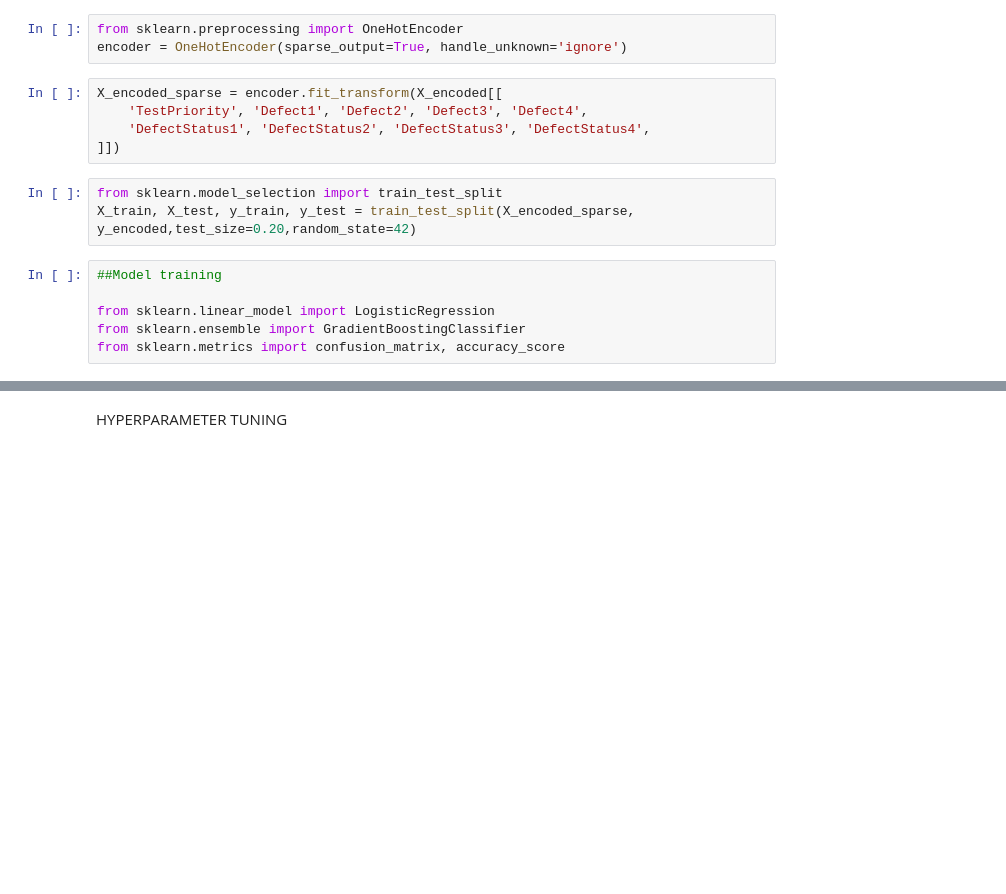
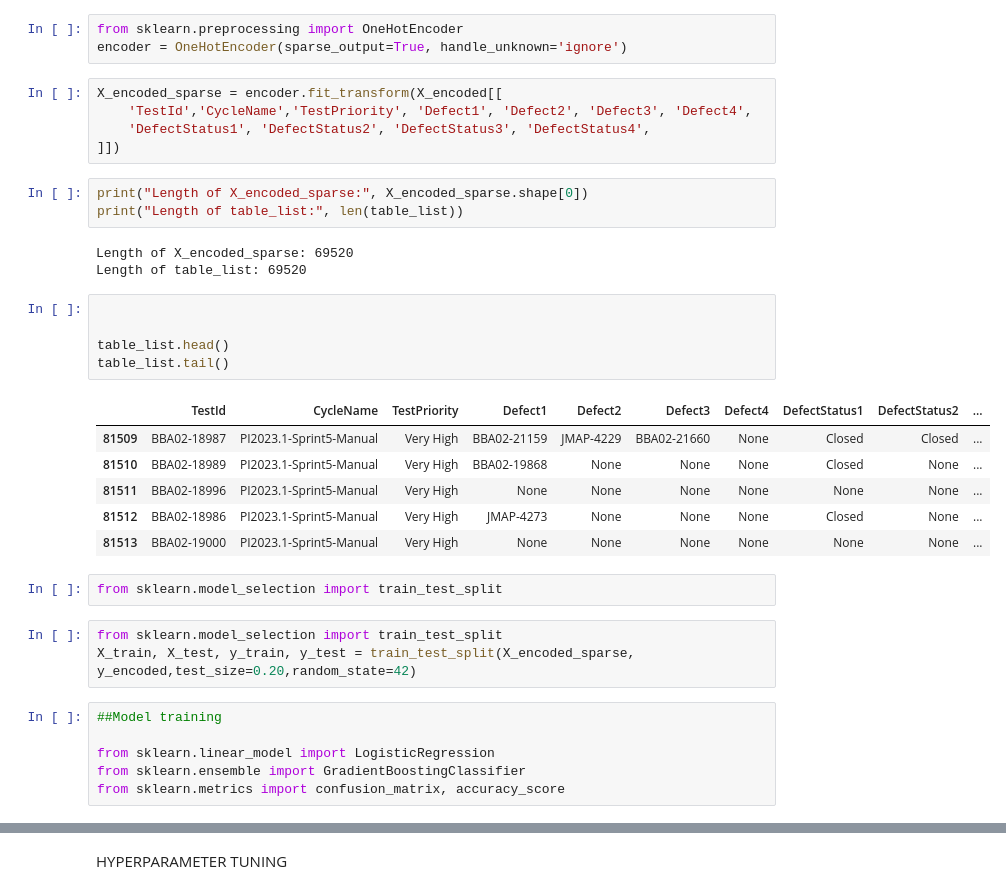
Before and after one commit to Ashu09032005/DataRanker, a Jupyter notebook: app.ipynb, the cells around one changed output, grey strips where cells are left out. Saved outputs shown, nothing was run; the diff lists cells and outputs as text; blank space fills up the shorter version.

```diff
--- a/app.ipynb
+++ b/app.ipynb
@@ -194,18 +195,38 @@ from sklearn.preprocessing import OneHotEncoder
 encoder = OneHotEncoder(sparse_output=True, handle_unknown='ignore')
 # %%
 X_encoded_sparse = encoder.fit_transform(X_encoded[[
-    'TestPriority', 'Defect1', 'Defect2', 'Defect3', 'Defect4',
+    'TestId','CycleName','TestPriority', 'Defect1', 'Defect2', 'Defect3', 'Defect4',
     'DefectStatus1', 'DefectStatus2', 'DefectStatus3', 'DefectStatus4',
 ]])
-# %%
-from sklearn.model_selection import train_test_split
-X_train, X_test, y_train, y_test = train_test_split(X_encoded_sparse, y_encoded,test_size=0.20,random_state=42)
-# %%
-##Model training
-
-from sklearn.linear_model import LogisticRegression
-from sklearn.ensemble import GradientBoostingClassifier
-from sklearn.metrics import confusion_matrix, accuracy_score
+# %%
+print("Length of X_encoded_sparse:", X_encoded_sparse.shape[0])
+print("Length of table_list:", len(table_list))
+# %% [output]
+Length of X_encoded_sparse: 69520
+Length of table_list: 69520
+# %%
+
+
+table_list.head()
+table_list.tail()
+# %% [output]
+|  | TestId | CycleName | TestPriority | Defect1 | Defect2 | Defect3 | Defect4 | DefectStatus1 | DefectStatus2 | ... |
+| 81509 | BBA02-18987 | PI2023.1-Sprint5-Manual | Very High | BBA02-21159 | JMAP-4229 | BBA02-21660 | None | Closed | Closed | ... |
+| 81510 | BBA02-18989 | PI2023.1-Sprint5-Manual | Very High | BBA02-19868 | None | None | None | Closed | None | ... |
+| 81511 | BBA02-18996 | PI2023.1-Sprint5-Manual | Very High | None | None | None | None | None | None | ... |
+| 81512 | BBA02-18986 | PI2023.1-Sprint5-Manual | Very High | JMAP-4273 | None | None | None | Closed | None | ... |
+| 81513 | BBA02-19000 | PI2023.1-Sprint5-Manual | Very High | None | None | None | None | None | None | ... |
+# %%
+from sklearn.model_selection import train_test_split
+# %%
+from sklearn.model_selection import train_test_split
+X_train, X_test, y_train, y_test = train_test_split(X_encoded_sparse, y_encoded,test_size=0.20,random_state=42)
+# %%
+##Model training
+
+from sklearn.linear_model import LogisticRegression
+from sklearn.ensemble import GradientBoostingClassifier
+from sklearn.metrics import confusion_matrix, accuracy_score
 # %%
 models={
     "Logistic Regression": LogisticRegression(multi_class="ovr"),
```
Also changed, not shown: parts of 21 cells of this notebook, 5 other files.
